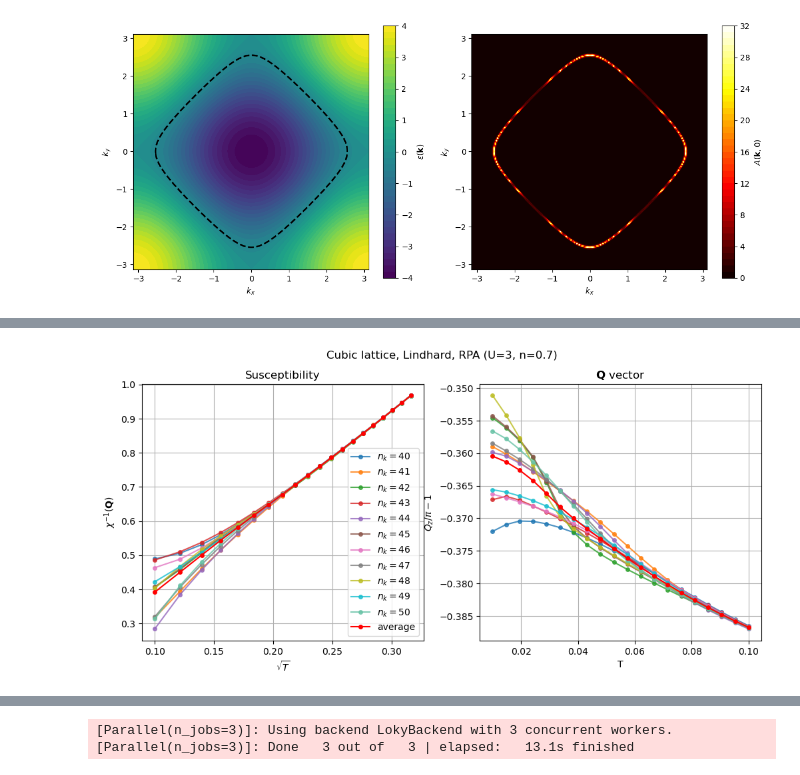
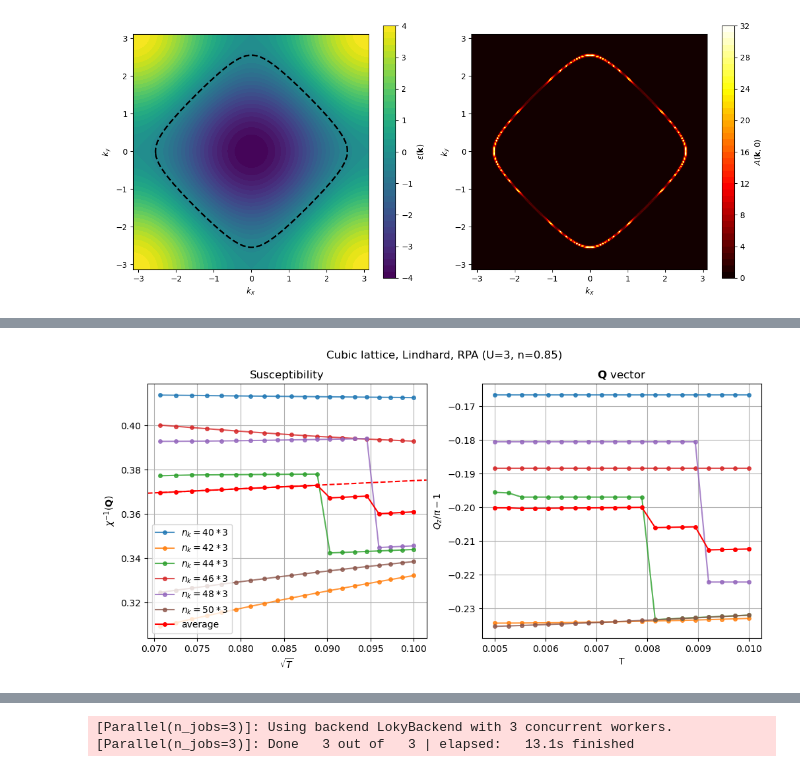
Before and after one commit to cctort/quantum_criticality, a Jupyter notebook: chi_rpa.ipynb, the cells around one changed output, grey strips where cells are left out. Saved outputs shown, nothing was run; the diff lists cells and outputs as text; code cells hidden in the pictures.

```diff
--- a/chi_rpa.ipynb
+++ b/chi_rpa.ipynb
@@ -187,13 +191,15 @@ plt.show()
 # %%
 U = 3
-n = 0.7
-T_list = np.linspace(0.001, 0.01, 20)
+n = 0.85
+T_list = np.linspace(0.005, 0.01, 20)
 par_dict = {'U': U, 'n': n, 'T': T_list}
 title = f'Cubic lattice, Lindhard, RPA (U={U}, n={n})'
 
-nk_list = list(range(140, 151, 1))
-sweep_dict = [{'par_dict': par_dict, 'nk': nk, 'fit': True, 'method': 'lindhard', 'q_path': ([1,1,0], [1,1,1])} for nk in nk_list]
-results_list = sweep_parallel(sweep_chirpa, sweep_dict, n_jobs=11)
+tp = 0.2
+nk_list = list(range(40, 51, 2))
+refine_ratio = 3
+sweep_dict = [{'par_dict': par_dict, 'nk': nk, 'fit': True, 'method': 'lindhard', 'q_path': ([1,1,0],[1,1,1]), 'tp': tp, 'refine': True, 'refine_ratio': refine_ratio} for nk in nk_list]
+results_list = sweep_parallel(sweep_chirpa, sweep_dict, n_jobs=6)
 
 results_avg = results_list[-1].copy()
 results_avg['invchi'] = sum([results['invchi'] for results in results_list])/len(results_list)
@@ -203,9 +209,9 @@ fig = None
 for results in results_list:
     nk = results['nk']
     fig, fit = pcut_chi(results, 'T', plot_Q=(0,0,1), x_exp=0.5,
-                        title=title, label=f'$n_k={nk}$', figure=fig, alpha=0.8)
+                        title=title, label=f'$n_k={nk}*{refine_ratio}$', figure=fig, alpha=0.8)
 
-fig, _ = pcut_chi(results_avg, 'T', plot_Q=(0,0,1), fit=False, x_exp=0.5,
+fig, _ = pcut_chi(results_avg, 'T', plot_Q=(0,0,1), fit=True, x_exp=0.5,
                     title=title, label=f'average', figure=fig, color='red')
 
 plt.show()
@@ -219 +236 @@ plt.show()
-[figure, old version]
+[figure, new version]
```
Also changed, not shown: parts of 18 cells of this notebook, 4 other files.
